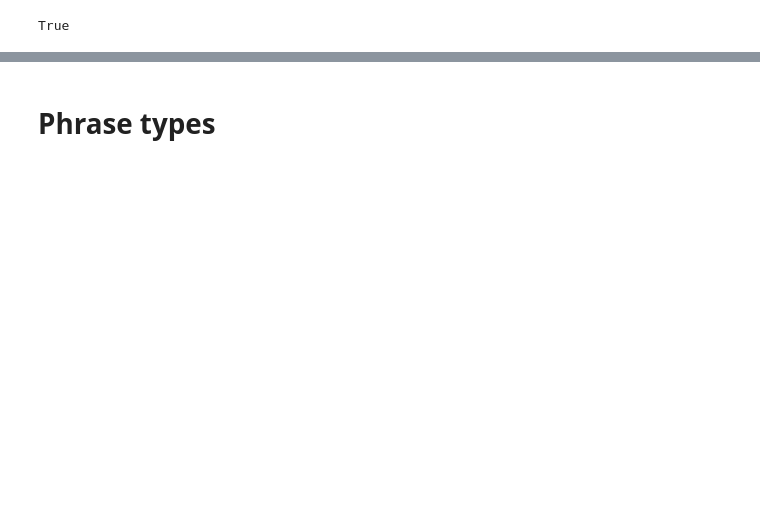
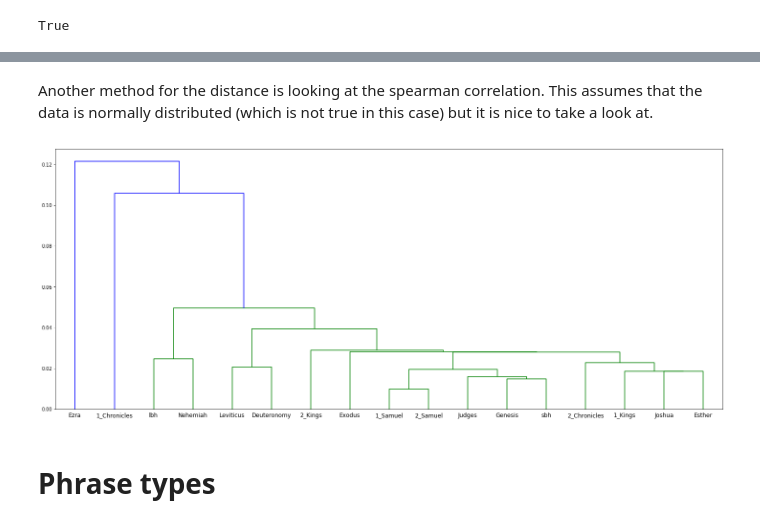
Before and after one commit to ETCBC/Probabilistic_Language_Change, a Jupyter notebook: Counting analysis.ipynb, the cells around one changed output, grey strips where cells are left out. Cells and saved outputs as stored; diff of their text form; code cells hidden in the pictures; blank space fills up the shorter version.

```diff
--- a/Counting analysis.ipynb
+++ b/Counting analysis.ipynb
@@ -133,3 +191,10 @@ plt.show()
+# %% [markdown]
+Another method for the distance is looking at the spearman correlation. This assumes that the data is normally distributed (which is not true in this case) but it is nice to take a look at.
+# %%
+df_Cor = correlation_Spear(df_Count, data.keys())
+hierarchical_clustering(np.matrix(df_Cor.values), "single")
+# %% [output]
+[figure, added]
 # %% [markdown]
 # Phrase types
 # %%
```
Also changed, not shown: parts of 50 cells of this notebook, 1 other file.
